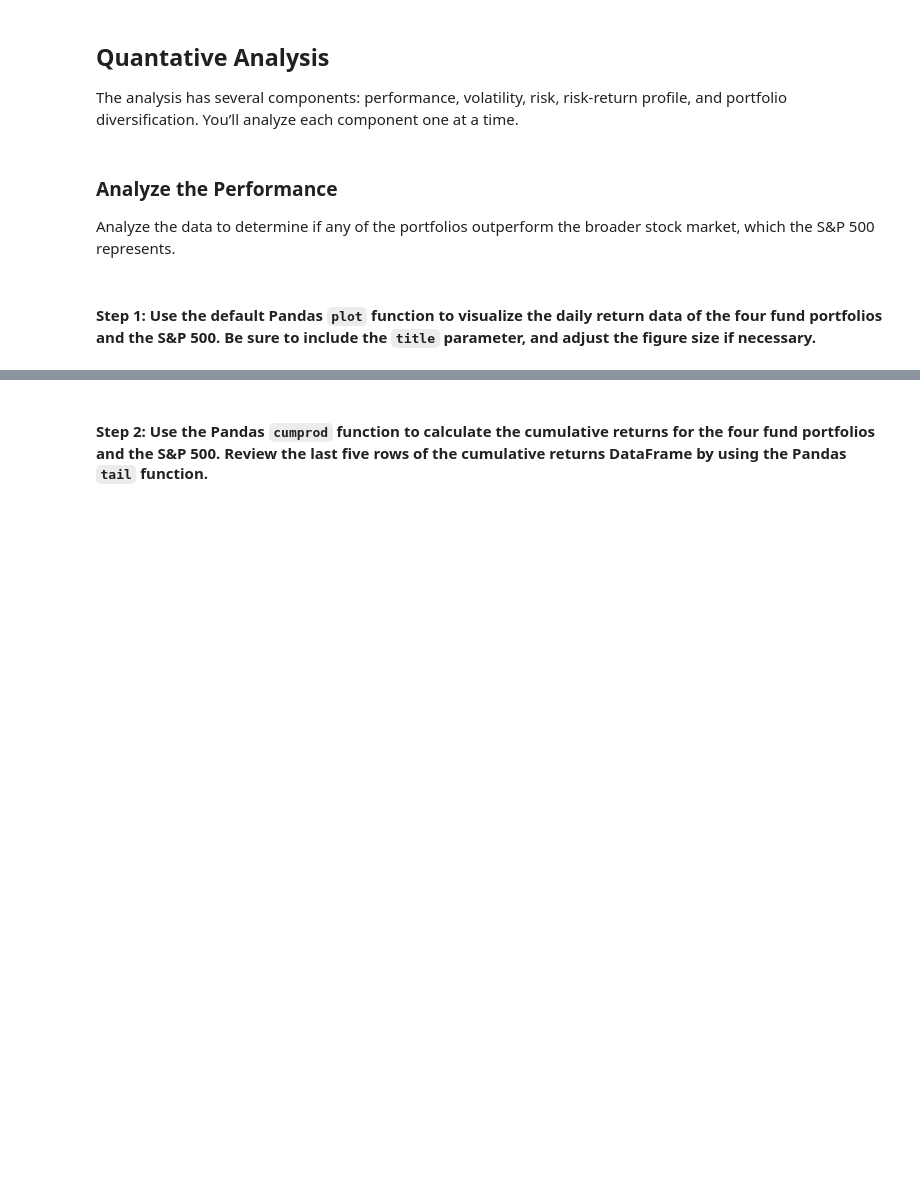
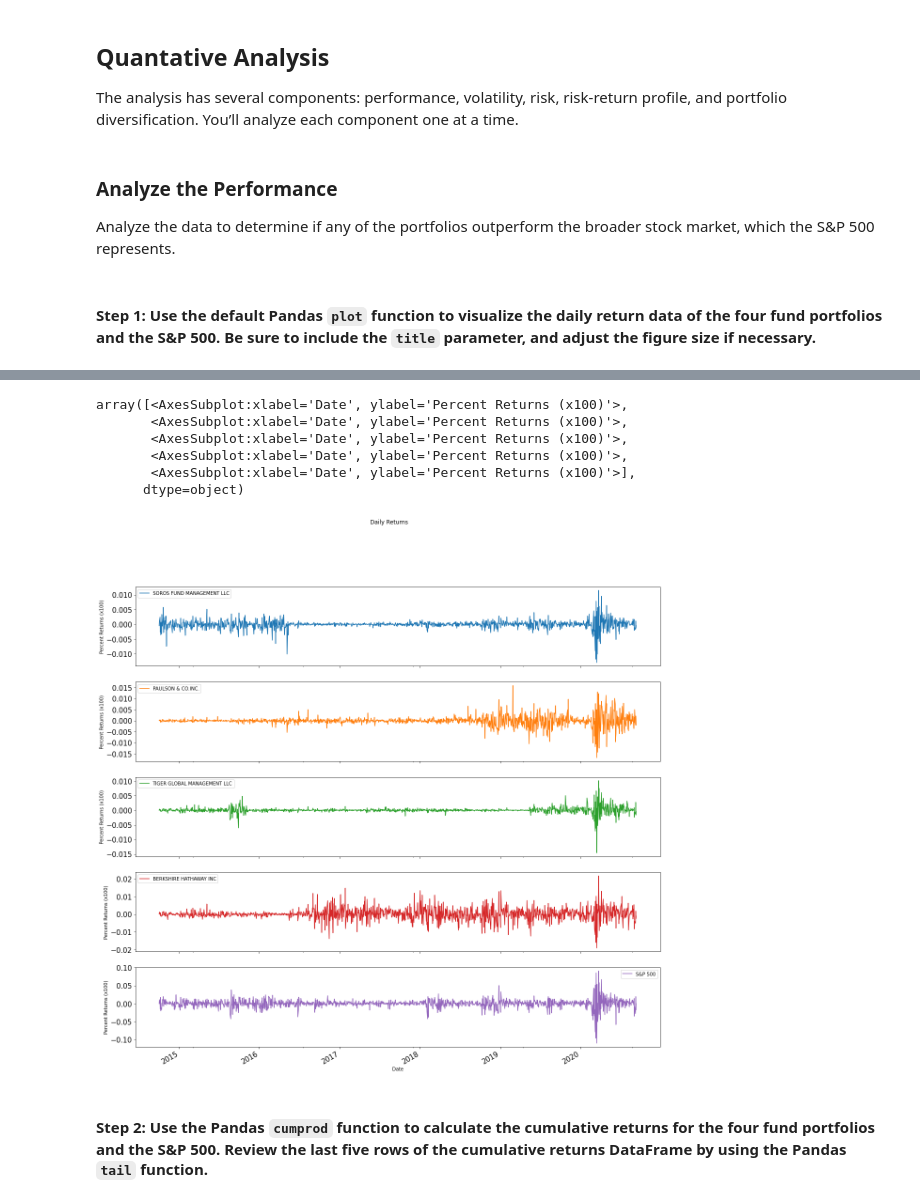
Before and after one commit to ccharafeddine/Module_4_Challenge, a Jupyter notebook: risk_return_analysis.ipynb, the cells around one changed output, grey strips where cells are left out. Drawn from its saved outputs; the diff is of its cells as text; code cells hidden in the pictures; blank space fills up the shorter version.

```diff
--- a/risk_return_analysis.ipynb
+++ b/risk_return_analysis.ipynb
@@ -171,3 +175,15 @@ Analyze the data to determine if any of the portfolios outperform the broader st
+# %%
+# Plot the returns on subplots so each one is more visible
+
+daily_returns_df.plot(title="Daily Returns", subplots=True, figsize=(20,20), xlabel="Date", ylabel="Percent Returns (x100)", fontsize=15)
+# %% [output]
+array([<AxesSubplot:xlabel='Date', ylabel='Percent Returns (x100)'>,
+       <AxesSubplot:xlabel='Date', ylabel='Percent Returns (x100)'>,
+       <AxesSubplot:xlabel='Date', ylabel='Percent Returns (x100)'>,
+       <AxesSubplot:xlabel='Date', ylabel='Percent Returns (x100)'>,
+       <AxesSubplot:xlabel='Date', ylabel='Percent Returns (x100)'>],
+      dtype=object)
+[figure, added]
 # %% [markdown]
 #### Step 2: Use the Pandas `cumprod` function to calculate the cumulative returns for the four fund portfolios and the S&P 500. Review the last five rows of the cumulative returns DataFrame by using the Pandas `tail` function.
 # %%
```
Also changed, not shown: parts of 4 cells of this notebook.
